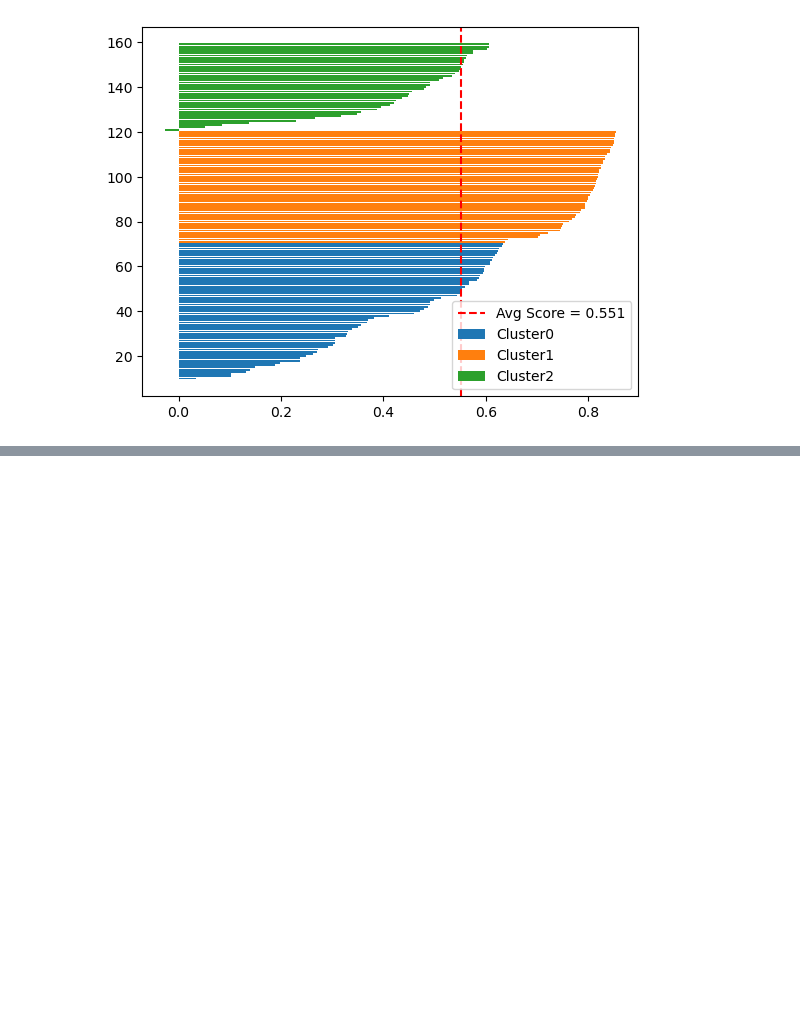
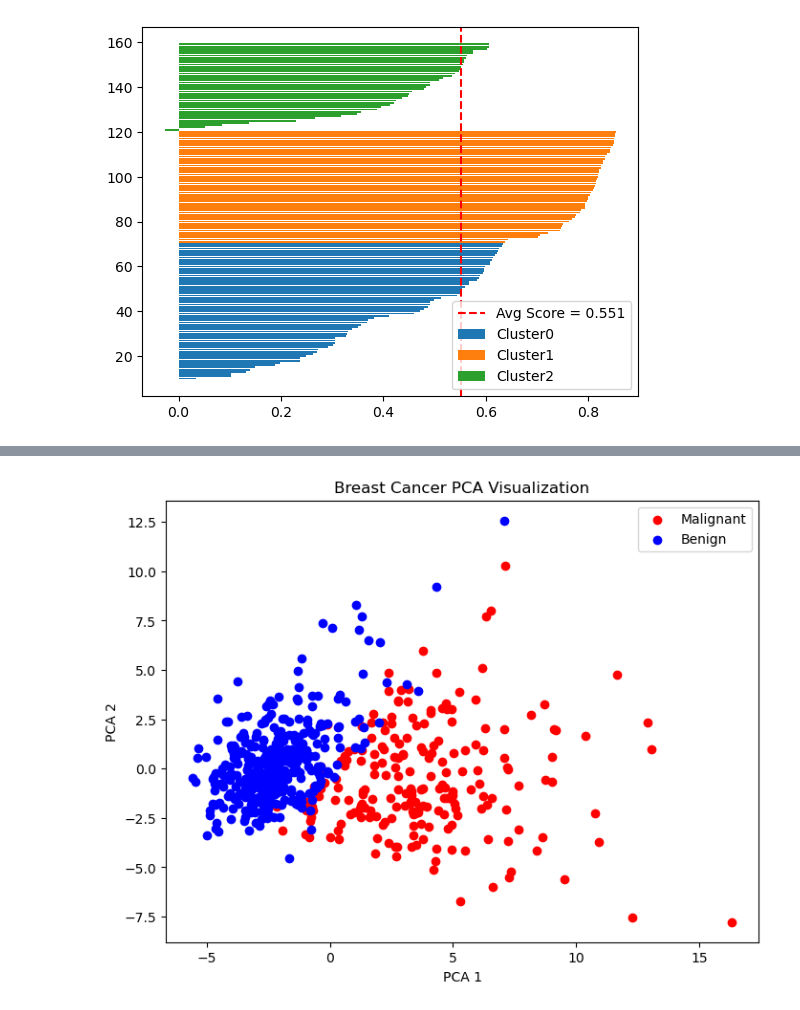
Before and after one commit to zdeik/hipython_rep, a Jupyter notebook: 41.k평균.ipynb, the cells around one changed output, grey strips where cells are left out. Saved outputs shown, nothing was run; the diff lists cells and outputs as text; code cells hidden in the pictures; blank space fills up the shorter version.

```diff
--- a/41.k평균.ipynb
+++ b/41.k평균.ipynb
@@ -80,0 +195,27 @@ plt.show()
+# %%
+df = pd.DataFrame(data=cancer.data, columns=cancer.feature_names)
+df['target'] = cancer.target
+# %%
+scaler = StandardScaler()
+scaled_data = scaler.fit_transform(df.iloc[:, :-1])  # feature만 스케일링
+# %%
+pca = PCA(n_components=2)
+pca_result = pca.fit_transform(scaled_data)
+# %%
+df_pca = pd.DataFrame(data=pca_result, columns=['PCA1', 'PCA2'])
+df_pca['target'] = df['target'].values
+# %%
+plt.figure(figsize=(8, 6))
+plt.scatter(df_pca[df_pca['target']==0]['PCA1'],
+            df_pca[df_pca['target']==0]['PCA2'],
+            color='red', label='Malignant')
+plt.scatter(df_pca[df_pca['target']==1]['PCA1'],
+            df_pca[df_pca['target']==1]['PCA2'],
+            color='blue', label='Benign')
+plt.xlabel('PCA 1')
+plt.ylabel('PCA 2')
+plt.legend()
+plt.title('Breast Cancer PCA Visualization')
+plt.show()
+# %% [output]
+[figure, added]
```
Also changed, not shown: parts of 28 cells of this notebook.
